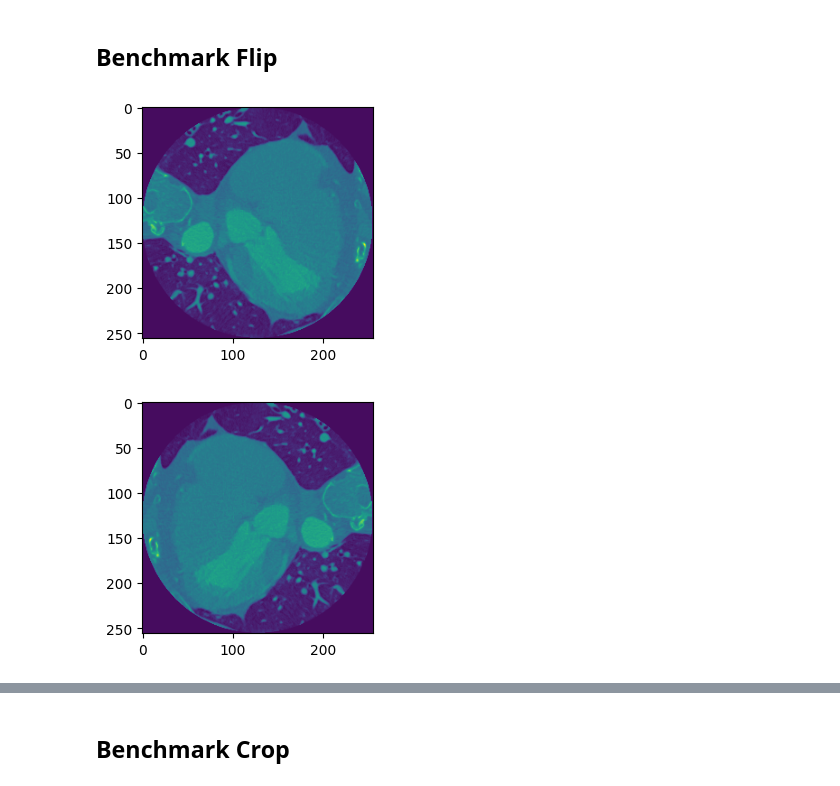
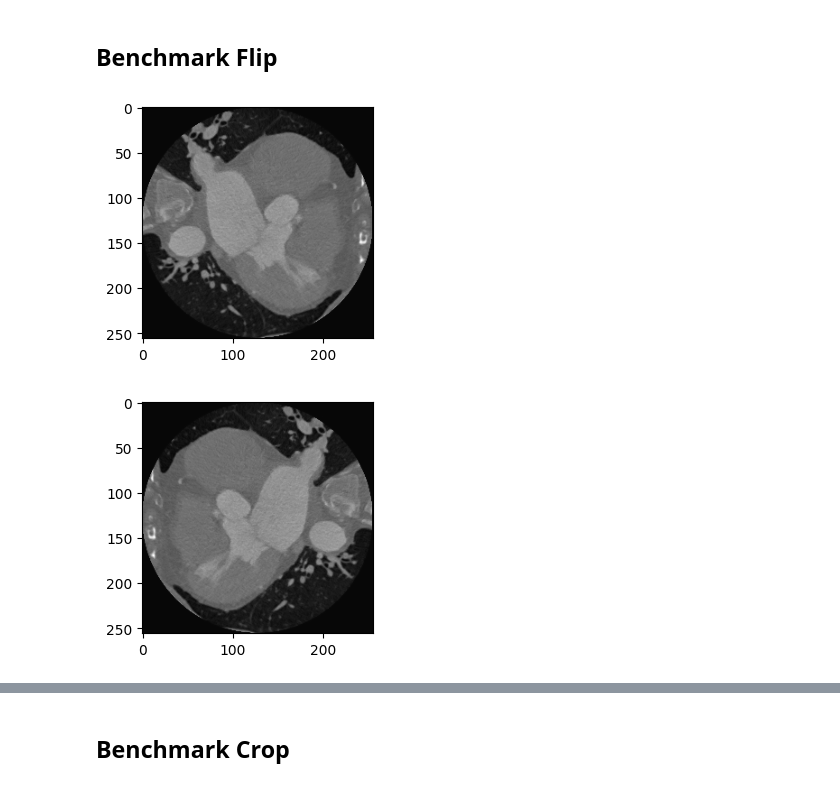
Before and after one commit to FenixFly/3d_augmentations_execute_time, a Jupyter notebook: bench_numpy.ipynb, the cells around one changed output, grey strips where cells are left out. Cells and saved outputs as stored; diff of their text form; code cells hidden in the pictures.

```diff
--- a/bench_numpy.ipynb
+++ b/bench_numpy.ipynb
@@ -13,14 +13,14 @@ print(bench_data.shape)
 # %% [markdown]
 ## Benchmark Flip
 # %%
-plt.imshow(bench_data[0][:,:,54])
+plt.imshow(bench_data[0][:,:,64], cmap='gray')
 plt.show()
-bench_data = np.flip(bench_data, axis=2)
-plt.imshow(bench_data[0][:,:,54])
+res = np.flip(bench_data, axis=2)
+plt.imshow(res[0][:,:,64], cmap='gray')
 plt.show()
 # %% [output]
-[figure, old version]
+[figure, new version]
-[figure, old version]
+[figure, new version]
 # %%
 r = 0
 
```
Also changed, not shown: parts of 9 cells of this notebook.
